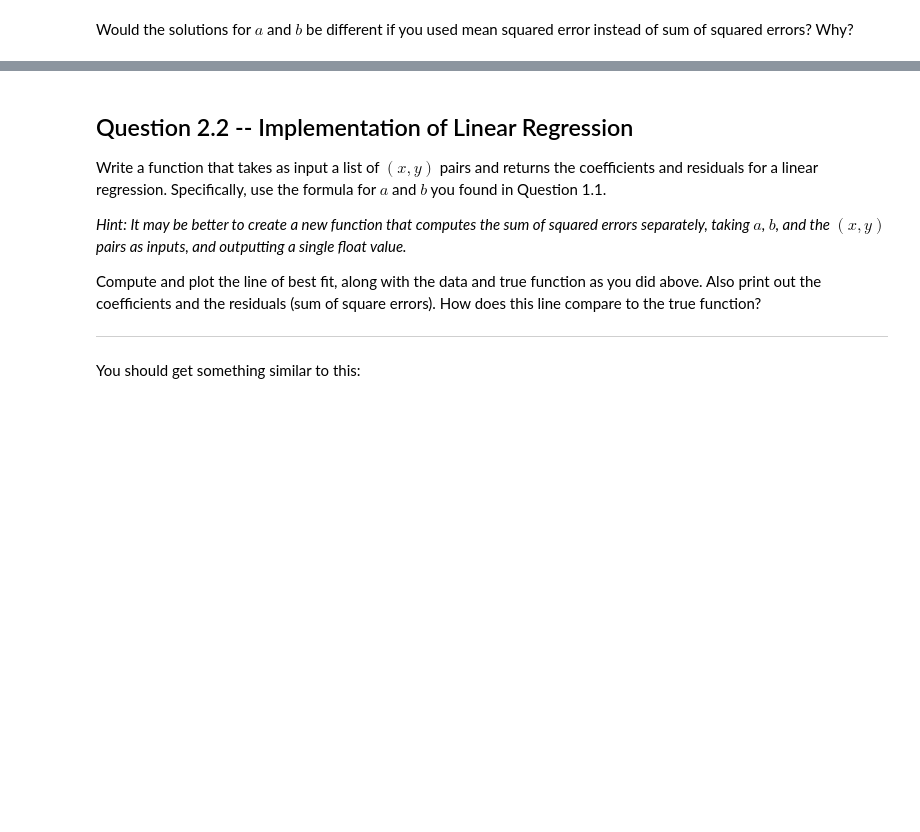
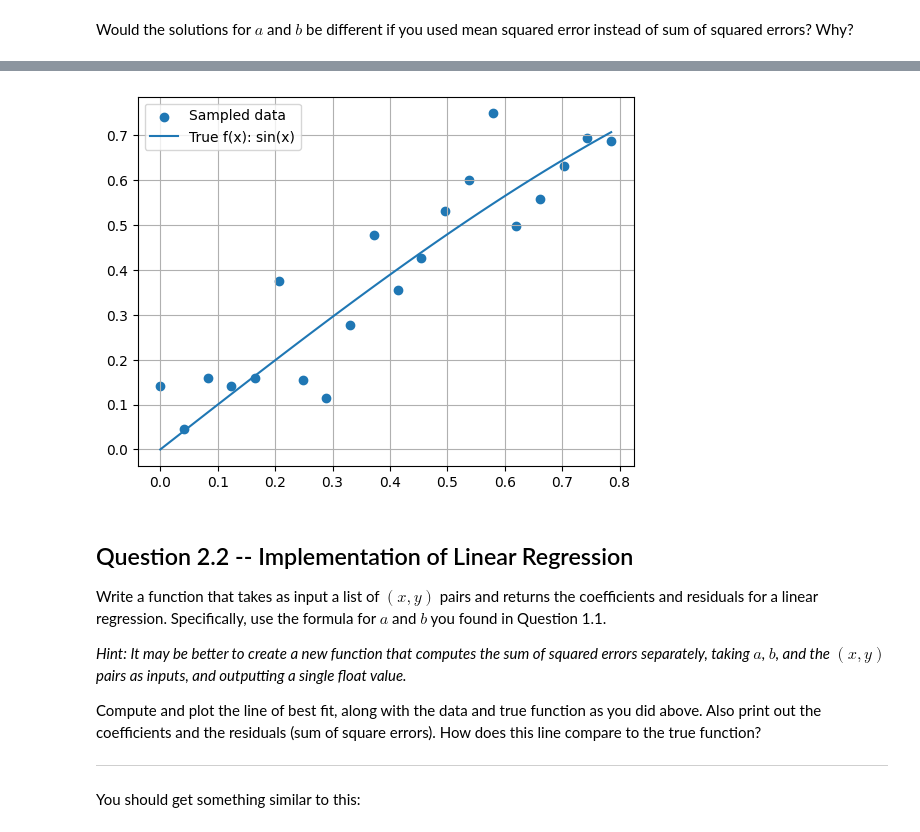
Before and after one commit to sergeGITH/TS, a Jupyter notebook: TMDL_2024_25_Assignment_1,_Qs_only.ipynb, the cells around one changed output, grey strips where cells are left out. Drawn from its saved outputs; the diff is of its cells as text; code cells hidden in the pictures; blank space fills up the shorter version.

```diff
--- a/TMDL_2024_25_Assignment_1,_Qs_only.ipynb
+++ b/TMDL_2024_25_Assignment_1,_Qs_only.ipynb
@@ -71,29 +113,34 @@ Your results should look something like this:
 # %%
 import numpy as np
 import matplotlib.pyplot as plt
 
 # np.random.seed(0)
 
 def generate_sin(x, epsilon):
     # TODO: your code here
+    noise = np.random.normal(0, epsilon, len(x))
+    func = np.sin(x) + noise
     return func
 
-n_samples = ...
+n_samples = 20
+epsilon = 0.1
 
 # TODO: create noisy function
-x = ...
-y = generate_sin(x, ...)
+x = np.linspace(0, np.pi / 4, n_samples)
+y = generate_sin(x, epsilon)
 
 # TODO: create true function
-x_pure = ...
-y_pure = ...
+x_pure = np.linspace(0, np.pi / 4, 100)
+y_pure = np.sin(x_pure)
 
 # TODO: plot data, line
-plt.scatter(x,y, label=...)
-plt.plot(x_pure, y_pure, label=...)
+plt.scatter(x,y, label='Sampled data')
+plt.plot(x_pure, y_pure, label='True f(x): sin(x)')
 plt.grid()
 plt.legend()
 plt.show()
+# %% [output]
+[figure, added]
 # %% [markdown]
 ## Question 2.2 -- Implementation of Linear Regression
 
```
Also changed, not shown: parts of 6 cells of this notebook.
